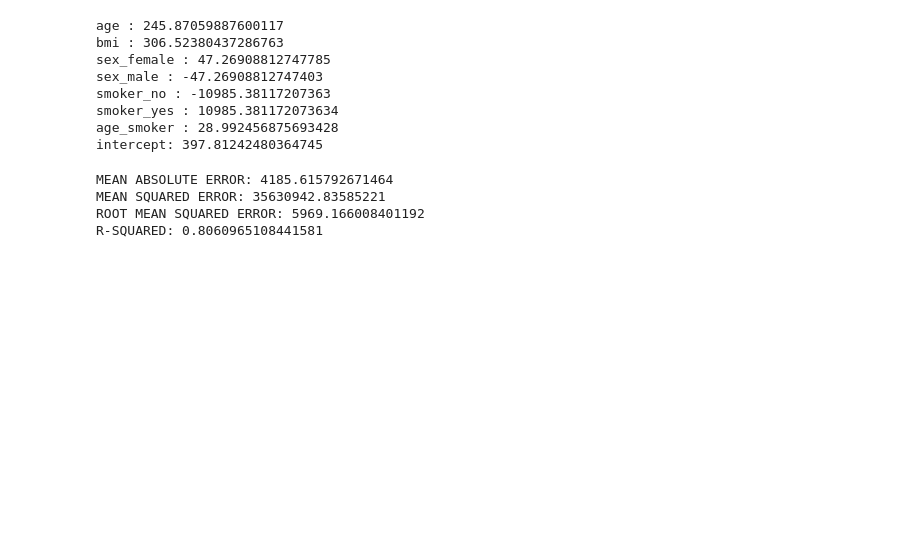
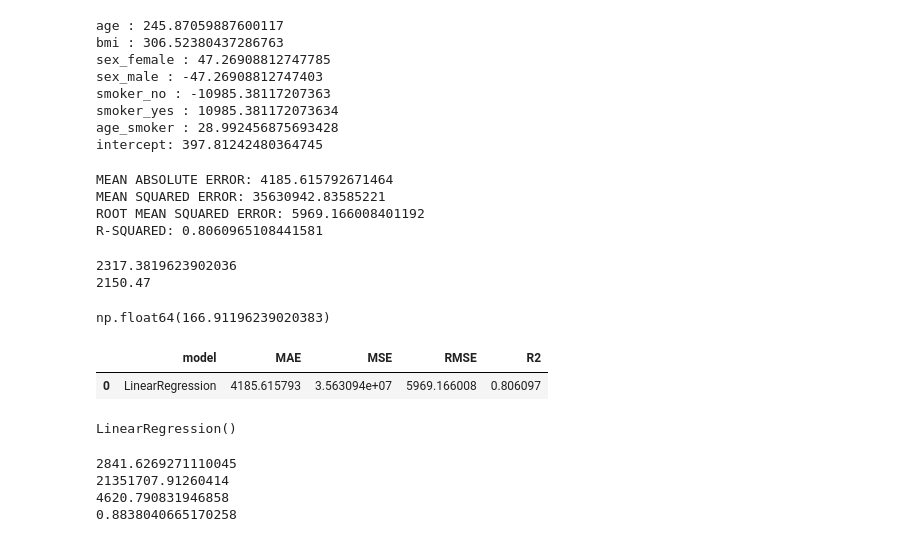
Before and after one commit to MogiliVeerendra/Medical-Cost-Prediction, a Jupyter notebook: notebooks/model_training.ipynb, the cells around one changed output. Cells and saved outputs as stored; diff of their text form; code cells hidden in the pictures; blank space fills up the shorter version.

Commit message:
polynomail regression completed

```diff
--- a/notebooks/model_training.ipynb
+++ b/notebooks/model_training.ipynb
@@ -109,3 +110,42 @@ MEAN ABSOLUTE ERROR: 4185.615792671464
 MEAN SQUARED ERROR: 35630942.83585221
 ROOT MEAN SQUARED ERROR: 5969.166008401192
 R-SQUARED: 0.8060965108441581
+# %%
+predication = model.predict(x_test.iloc[[5,6,7]])
+print(predication[2])
+print(y_test.iloc[7])
+# %% [output]
+2317.3819623902036
+2150.47
+# %%
+model_error = predication[2] - y_test.iloc[7]
+model_error
+# %% [output]
+np.float64(166.91196239020383)
+# %%
+results = [
+    {
+    "model" : "LinearRegression",
+    "MAE" : mae,
+    "MSE" : mse,
+    "RMSE": rmse,
+    "R2": r2
+    }
+]
+results_df = pd.DataFrame(results)
+results_df
+# %% [output]
+|  | model | MAE | MSE | RMSE | R2 |
+| 0 | LinearRegression | 4185.615793 | 3.563094e+07 | 5969.166008 | 0.806097 |
+# %%
+# Polynomial regression
+poly = PolynomialFeatures(degree=2)
+
+x_train_poly = poly.fit_transform(x_train)
+x_test_poly = poly.transform(x_test)
+
+model = LinearRegression()
+
+model.fit(x_train_poly,y_train)
+# %% [output]
+LinearRegression()
@@ -111,0 +159,10 @@ R-SQUARED: 0.8060965108441581
+# %%
+print(mae)
+print(mse)
+print(rmse)
+print(r2)
+# %% [output]
+2841.6269271110045
+21351707.91260414
+4620.790831946858
+0.8838040665170258
```
Also changed, not shown: parts of 4 cells of this notebook.
